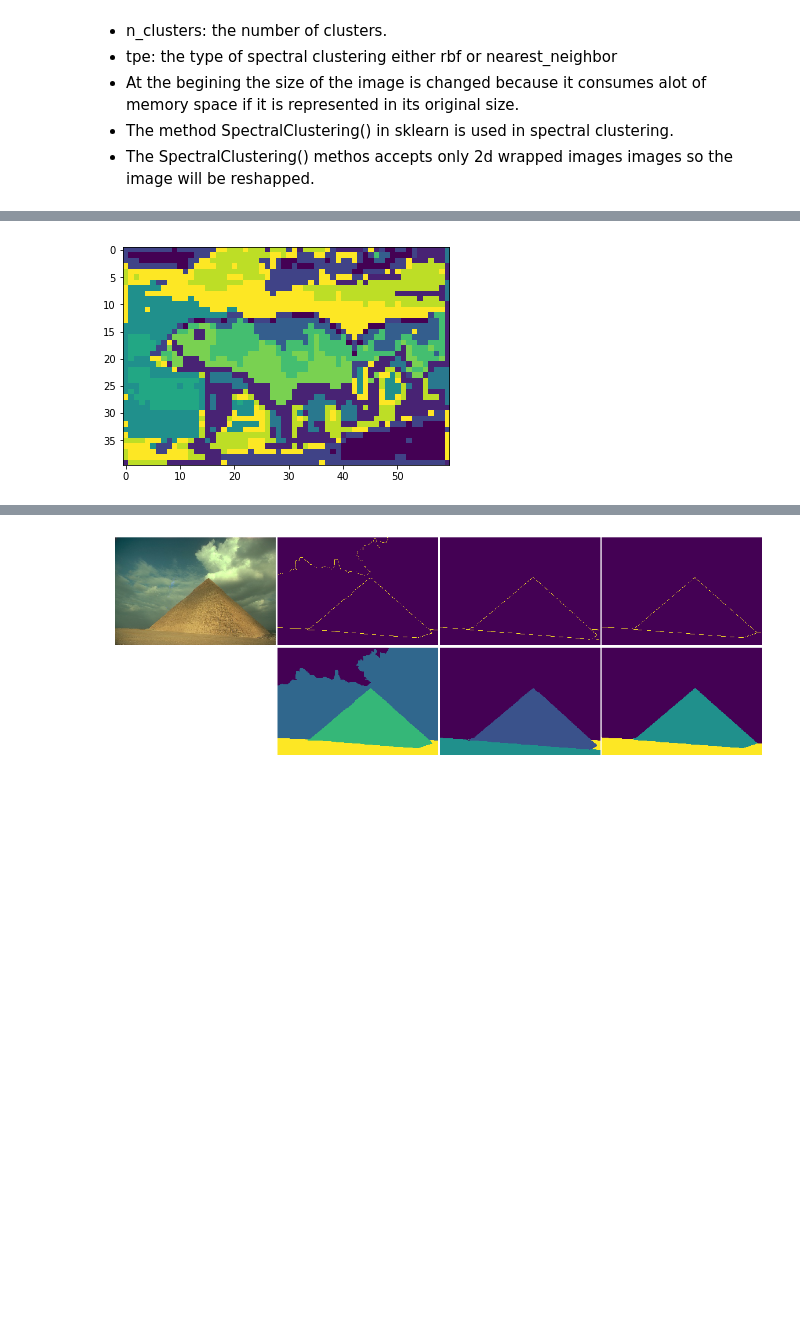
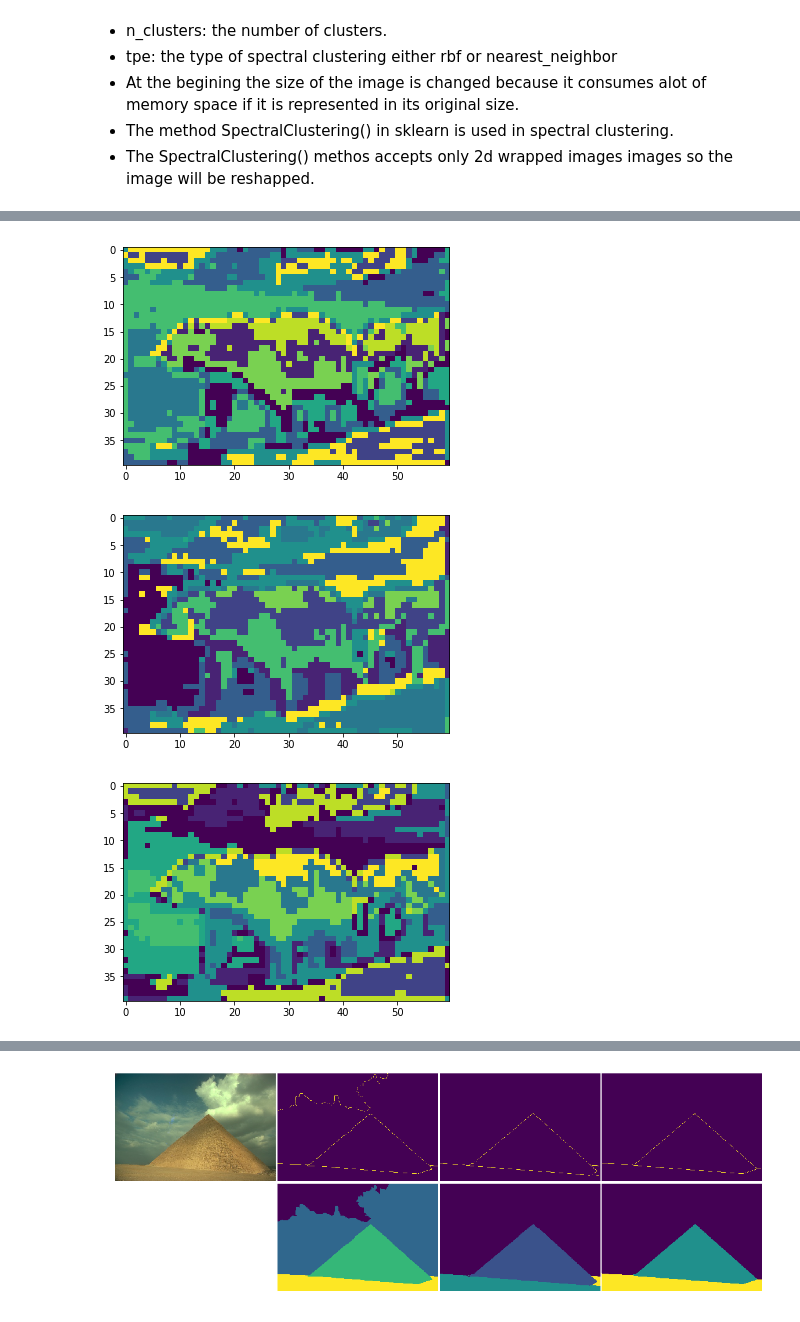
Before and after one commit to M7moudHussein/Image-Segmentaion, a Jupyter notebook: clustering.ipynb, the cells around one changed output, grey strips where cells are left out. Drawn from its saved outputs; the diff is of its cells as text; code cells hidden in the pictures; blank space fills up the shorter version.

```diff
--- a/clustering.ipynb
+++ b/clustering.ipynb
@@ -561,9 +563,17 @@ processing images in data\train writing result to data\normalized_nn\run_1 for c
 # %%
 image = '100075.jpg'
-img = np.load(os.path.join(dirc_normalized_nn, "run_1", "11_1", image + ".npy"))
+img1 = np.load(os.path.join(dirc_normalized_rbf, "run_1", "11_10", image + ".npy"))
+img2 = np.load(os.path.join(dirc_normalized_rbf, "run_1", "11_1", image + ".npy"))
+img3 = np.load(os.path.join(dirc_normalized_nn , "run_1", "11_1", image + ".npy"))
 mat = scipy.io.loadmat(os.path.join(dirc_truth, "train", image.replace('jpg', 'mat')))
 
-plt.imshow(img)
+plt.imshow(img1)
 plt.show()
+plt.imshow(img2)
+plt.show()
+plt.imshow(img3)
+plt.show()
 # %% [output]
-[figure, old version]
+[figure, new version]
+[figure, added]
+[figure, added]
```
Also changed, not shown: parts of 12 cells of this notebook.
